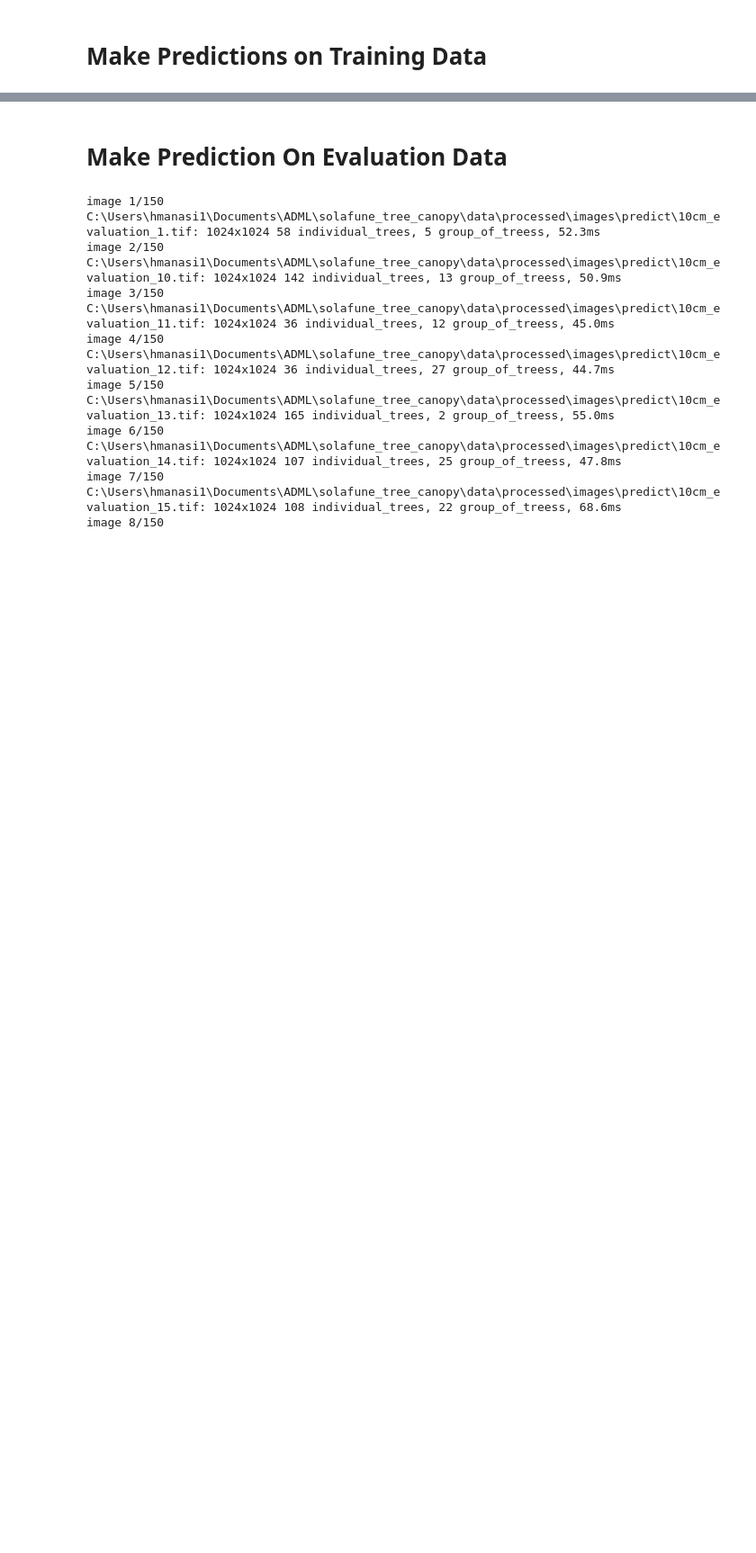
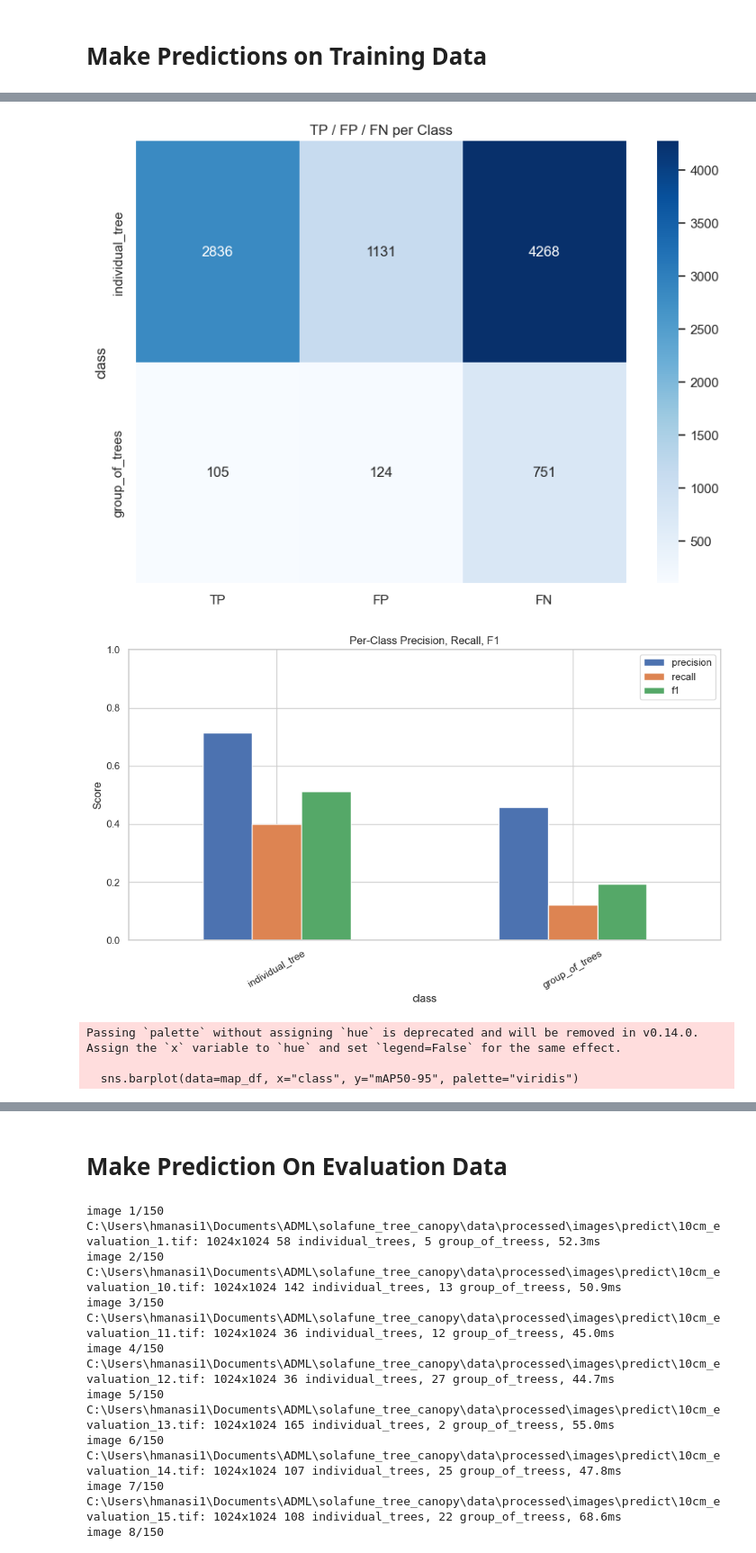
Before and after one commit to codesbyhussain/adml, a Jupyter notebook: notebooks/03_make_predictions.ipynb, the cells around one changed output, grey strips where cells are left out. Shown at 90% size. Saved outputs shown, nothing was run; the diff lists cells and outputs as text; code cells hidden in the pictures; blank space fills up the shorter version.

Commit message:
Added metrics

```diff
--- a/notebooks/03_make_predictions.ipynb
+++ b/notebooks/03_make_predictions.ipynb
@@ -161,0 +160,70 @@ Output Metrics Saved to: runs\segment\val_Yolo11s_canopy_832_adamW_5
+# %%
+import pandas as pd
+import matplotlib.pyplot as plt
+import seaborn as sns
+from pathlib import Path
+
+%matplotlib inline
+
+# ---------- Settings ----------
+out_dir = Path("runs/segment/val_Yolo11m_canopy_adamW_")  # replace with metrics.save_dir if dynamic
+sns.set(style="whitegrid")
+plt.rcParams.update({'figure.autolayout': True})
+
+# ---------- Load per-class TP/FP/FN and Precision/Recall/F1 ----------
+df = pd.read_csv(out_dir / "P&R_results.csv", index_col=0)  # from your existing code
+
+# ---------- Load per-class mAP ----------
+# Replace these values with actual seg_metrics.maps if you have them dynamically
+map_df = pd.DataFrame({
+    "class": df["class"],
+    "mAP50-95": [0.2514, 0.1518]  # example values for individual_tree and group_of_trees
+})
+
+# ---------- 1. Confusion Matrix Heatmap (TP/FP/FN) ----------
+cm_df = df.set_index("class")[["TP","FP","FN"]]
+
+plt.figure(figsize=(8,6))
+sns.heatmap(cm_df, annot=True, fmt="d", cmap="Blues")
+plt.title("TP / FP / FN per Class")
+plt.savefig(out_dir / "confusion_matrix.png")
+plt.show()
+
+# ---------- 2. Precision / Recall / F1 Bar Chart ----------
+metrics_plot = df.set_index("class")[["precision","recall","f1"]]
+
+metrics_plot.plot(kind='bar', figsize=(10,6))
+plt.ylim(0,1)
+plt.ylabel("Score")
+plt.title("Per-Class Precision, Recall, F1")
+plt.xticks(rotation=30)
+plt.tight_layout()
+plt.savefig(out_dir / "per_class_PRF.png")
+plt.show()
+
+# ---------- 3. Per-Class mAP Bar Chart ----------
+plt.figure(figsize=(6,4))
+sns.barplot(data=map_df, x="class", y="mAP50-95", palette="viridis")
+plt.ylim(0,1)
+plt.title("Per-Class mAP@0.50:0.95")
+plt.ylabel("mAP")
+plt.savefig(out_dir / "per_class_mAP.png")
+plt.show()
+
+# ---------- 4. Combined Precision vs mAP Chart ----------
+combined_df = df.merge(map_df, on="class")
+combined_df = combined_df.melt(id_vars="class", value_vars=["precision","mAP50-95"],
+                               var_name="Metric", value_name="Score")
+
+plt.figure(figsize=(8,5))
+sns.barplot(data=combined_df, x="class", y="Score", hue="Metric", palette="Set2")
+plt.ylim(0,1)
+plt.title("Precision vs mAP per Class")
+plt.savefig(out_dir / "precision_vs_mAP.png")
+plt.show()
+# %% [output]
+[figure, added]
+[figure, added]
+Passing `palette` without assigning `hue` is deprecated and will be removed in v0.14.0. Assign the `x` variable to `hue` and set `legend=False` for the same effect.
+
+  sns.barplot(data=map_df, x="class", y="mAP50-95", palette="viridis")
```
Also changed, not shown: parts of 2 cells of this notebook, 35 other files.
